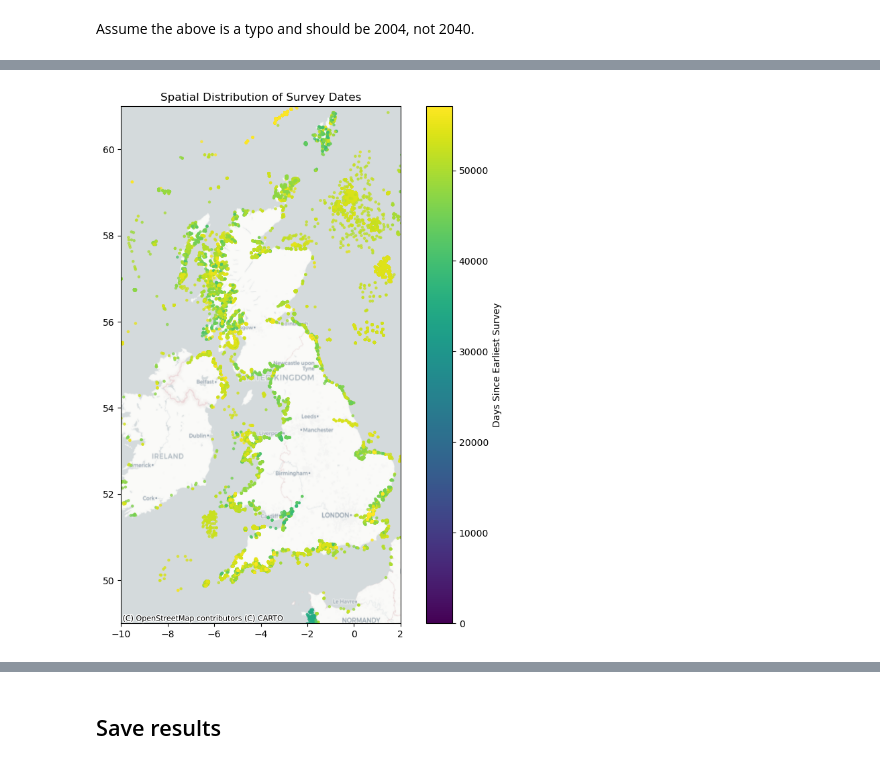
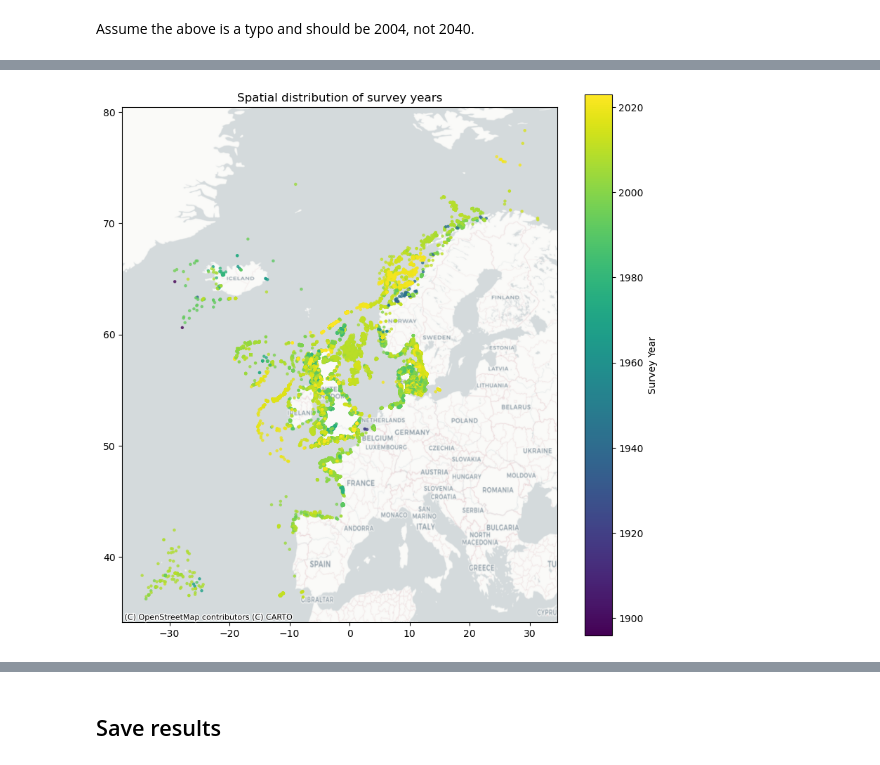
Before and after one commit to olley102/MarineHabitatMapping, a Jupyter notebook: notebooks/1_SurveyDateAnalysis.ipynb, the cells around one changed output, grey strips where cells are left out. Cells and saved outputs as stored; diff of their text form; code cells hidden in the pictures.

```diff
--- a/notebooks/1_SurveyDateAnalysis.ipynb
+++ b/notebooks/1_SurveyDateAnalysis.ipynb
@@ -208,26 +209,0 @@ fig.savefig(os.path.join(FIGURES_DIR, 'survey_dates_zost_kelp'))
-# %%
-date_numeric = (gdf['SurveyDate'] - gdf['SurveyDate'].min()).dt.days
-
-fig, ax = plt.subplots(figsize=(10, 10))
-scatter = gdf.plot(
-    column=date_numeric,
-    cmap='viridis',
-    ax=ax,
-    markersize=5,
-    alpha=0.7
-)
-
-ax.set_xlim([-10, 2])
-ax.set_ylim([49, 61])
-
-norm = Normalize(vmin=date_numeric.min(), vmax=date_numeric.max())
-sm = ScalarMappable(cmap='viridis', norm=norm)
-sm.set_array([])
-cbar = plt.colorbar(sm, ax=ax)
-cbar.set_label('Days Since Earliest Survey')
-
-ax.set_title('Spatial Distribution of Survey Dates')
-cx.add_basemap(ax, crs=kelp_gdf.crs, source=cx.providers.CartoDB.Positron)
-plt.show()
-# %% [output]
-[figure, removed]
@@ -237 +210,14 @@ kelp_date_numeric = (kelp_gdf['SurveyDate'] - kelp_gdf['SurveyDate'].min()).dt.d
+# %%
+fig, ax = plt.subplots(figsize=(10, 10))
+gdf.plot(ax=ax, column=gdf['SurveyYear'], cmap='viridis', markersize=5, alpha=0.7)
+norm = Normalize(vmin=gdf['SurveyYear'].min(), vmax=gdf['SurveyYear'].max())
+sm = ScalarMappable(cmap='viridis', norm=norm)
+sm.set_array([])
+cbar = plt.colorbar(sm, ax=ax)
+cbar.set_label('Survey Year')
+cx.add_basemap(ax, crs=gdf.crs, source=cx.providers.CartoDB.Positron)
+ax.set_title('Spatial distribution of survey years')
+plt.show()
+# %% [output]
+[figure, added]
 # %%
```
Also changed, not shown: parts of 13 cells of this notebook, 8 other files.
